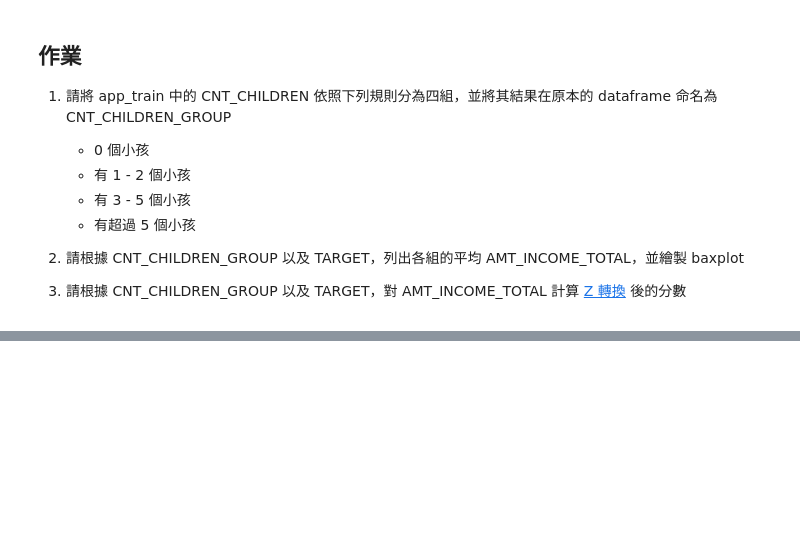
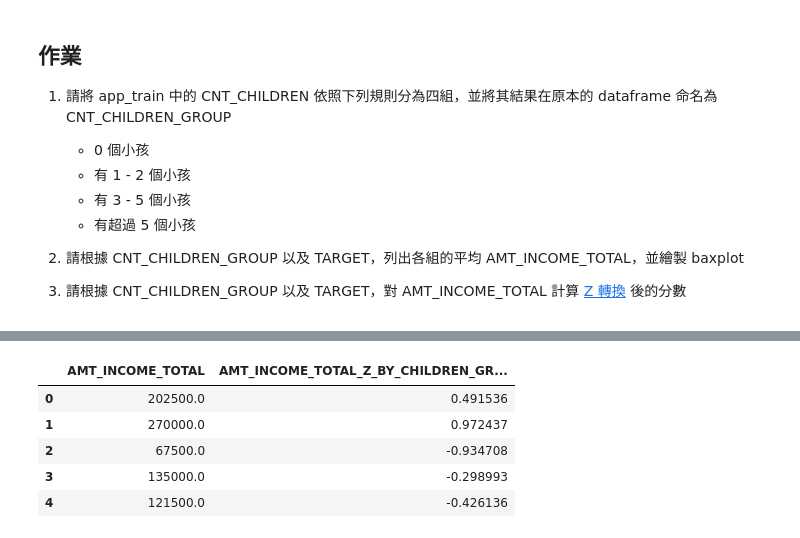
Before and after one commit to tgnco1218/2nd-ML100Days, a Jupyter notebook: homework/Day_008_HW.ipynb, the cells around one changed output, grey strips where cells are left out. Cells and saved outputs as stored; diff of their text form; code cells hidden in the pictures; blank space fills up the shorter version.

```diff
--- a/homework/Day_008_HW.ipynb
+++ b/homework/Day_008_HW.ipynb
@@ -51,7 +63,9 @@ SyntaxError: invalid syntax (<ipython-input-22-de0449eb24e2>, line 4)
 # %%
 #2-1
-
-grp =
+"""
+Your code here
+"""
+grp = ['CNT_CHILDREN_GROUP', 'TARGET']
 
 grouped_df = app_train.groupby(grp)['AMT_INCOME_TOTAL']
 grouped_df.mean()
@@ -68,7 +96,15 @@ plt.show()
 # %%
 #3
-
-
-app_train['AMT_INCOME_TOTAL_Z_BY_CHILDREN_GRP-TARGET'] = grouped_df.apply(lambda x: )
+"""
+Your code here
+"""
+app_train['AMT_INCOME_TOTAL_Z_BY_CHILDREN_GRP-TARGET'] = grouped_df.apply(lambda x:(x-np.mean(x))/np.std(x))
 
 app_train[['AMT_INCOME_TOTAL','AMT_INCOME_TOTAL_Z_BY_CHILDREN_GRP-TARGET']].head()
+# %% [output]
+|  | AMT_INCOME_TOTAL | AMT_INCOME_TOTAL_Z_BY_CHILDREN_GR... |
+| 0 | 202500.0 | 0.491536 |
+| 1 | 270000.0 | 0.972437 |
+| 2 | 67500.0 | -0.934708 |
+| 3 | 135000.0 | -0.298993 |
+| 4 | 121500.0 | -0.426136 |
```
Also changed, not shown: parts of 5 cells of this notebook, 2 other files.
